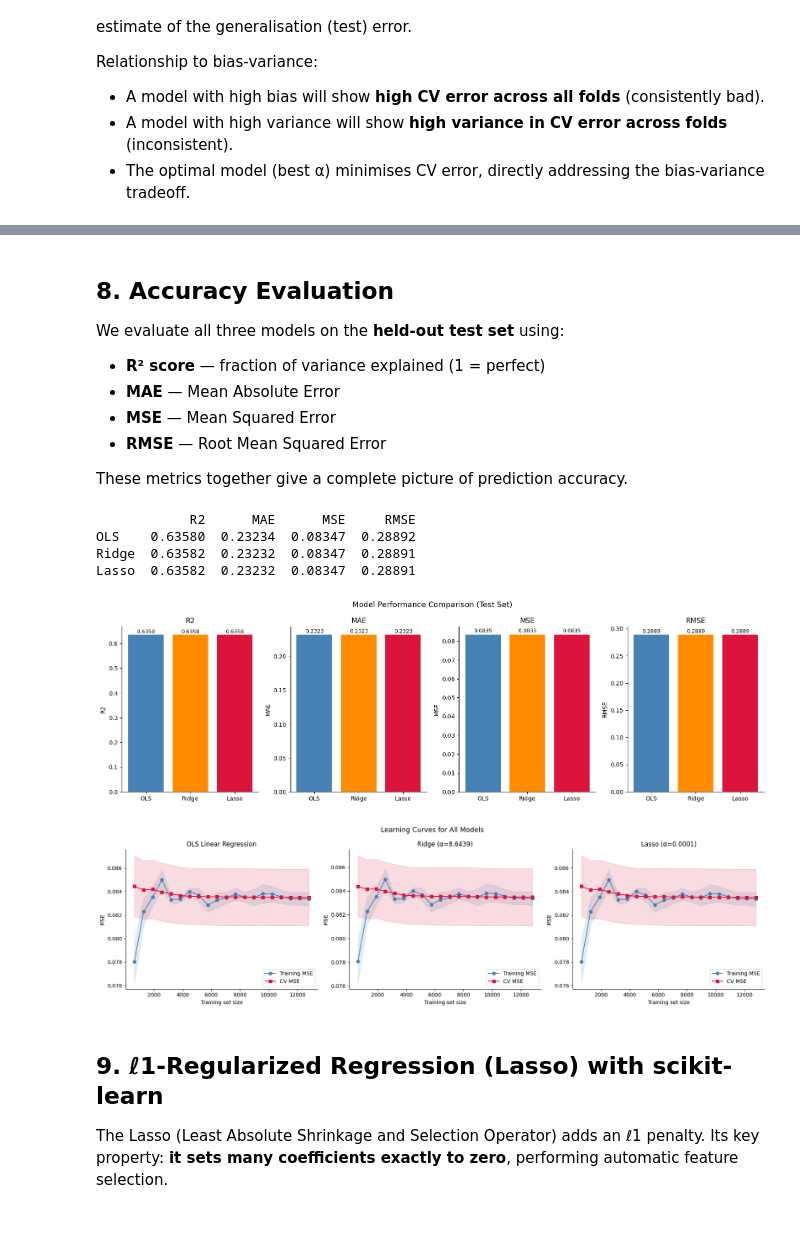
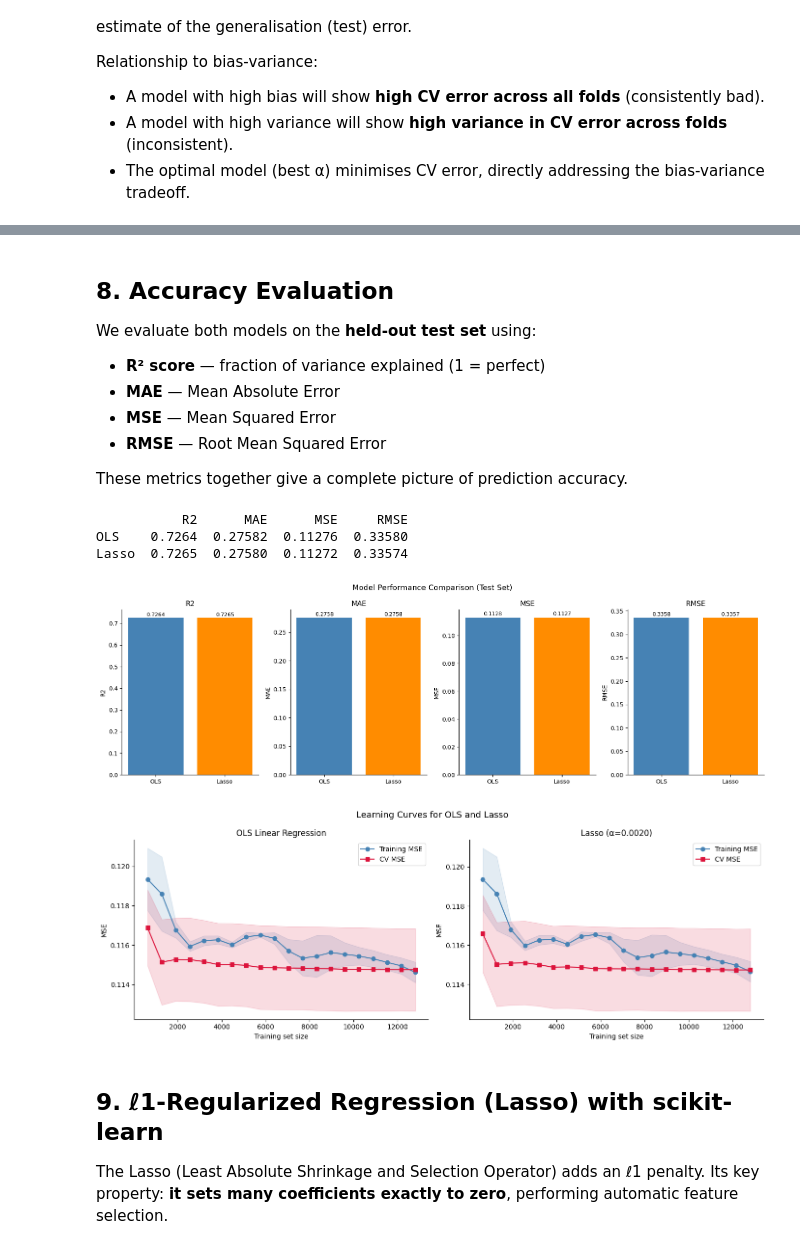
Before and after one commit to Chamaa-P/bias-variance-tradeoff, a Jupyter notebook: bias_variance_tradeoff.ipynb, the cells around one changed output, grey strips where cells are left out. Drawn from its saved outputs; the diff is of its cells as text; code cells hidden in the pictures.

```diff
--- a/bias_variance_tradeoff.ipynb
+++ b/bias_variance_tradeoff.ipynb
@@ -525,20 +633,17 @@ making it easy to find the best regularisation strength.
 # %%
 param_grid = {'alpha': np.logspace(-4, 2, 30)}
 
-grid_ridge = GridSearchCV(Ridge(), param_grid, cv=5,
-                           scoring='neg_mean_squared_error', n_jobs=-1)
-grid_ridge.fit(X_train_s, y_train)
-
-grid_lasso = GridSearchCV(Lasso(max_iter=10000), param_grid, cv=5,
-                           scoring='neg_mean_squared_error', n_jobs=-1)
+grid_lasso = GridSearchCV(
+    Lasso(max_iter=10000), param_grid, cv=5,
+    scoring='neg_mean_squared_error', n_jobs=-1
+ )
 grid_lasso.fit(X_train_s, y_train)
 
-print(f"GridSearchCV best Ridge alpha : {grid_ridge.best_params_['alpha']:.5f}")
 print(f"GridSearchCV best Lasso alpha : {grid_lasso.best_params_['alpha']:.5f}")
 
-# Validation curve example for Ridge
+# Validation curve for Lasso
 train_sc, val_sc = validation_curve(
-    Ridge(), X_train_s, y_train,
+    Lasso(max_iter=10000), X_train_s, y_train,
     param_name='alpha', param_range=np.logspace(-4, 2, 30),
     cv=5, scoring='neg_mean_squared_error', n_jobs=-1)
 
@@ -547,11 +652,11 @@ plt.semilogx(np.logspace(-4, 2, 30), -train_sc.mean(axis=1), 'o-',
              label='Train MSE', color='steelblue')
 plt.semilogx(np.logspace(-4, 2, 30), -val_sc.mean(axis=1), 's-',
              label='CV MSE', color='crimson')
-plt.axvline(grid_ridge.best_params_['alpha'], ls='--', color='black',
-            label=f"Best α = {grid_ridge.best_params_['alpha']:.4f}")
+plt.axvline(grid_lasso.best_params_['alpha'], ls='--', color='black',
+            label=f"Best α = {grid_lasso.best_params_['alpha']:.4f}")
 plt.xlabel('α (log scale)')
 plt.ylabel('MSE')
-plt.title('Ridge Validation Curve')
+plt.title('Lasso Validation Curve')
 plt.legend()
 plt.tight_layout()
 plt.show()
@@ -576,7 +680,6 @@ kf10 = KFold(n_splits=10, shuffle=True, random_state=42)
 
 models = {
     'OLS (no reg)': LinearRegression(),
-    f'Ridge α={best_ridge_a:.3f}': Ridge(alpha=best_ridge_a),
     f'Lasso α={best_lasso_a:.3f}': Lasso(alpha=best_lasso_a, max_iter=10000),
 }
 
@@ -619,7 +721,7 @@ plt.show()
 # %% [markdown]
 ## 8. Accuracy Evaluation
 
-We evaluate all three models on the **held-out test set** using:
+We evaluate both models on the **held-out test set** using:
 - **R² score** — fraction of variance explained (1 = perfect)
 - **MAE** — Mean Absolute Error
 - **MSE** — Mean Squared Error
@@ -627,12 +729,10 @@ We evaluate all three models on the **held-out test set** using:
 
 These metrics together give a complete picture of prediction accuracy.
 # %%
-best_ridge = Ridge(alpha=best_ridge_a)
 best_lasso = Lasso(alpha=best_lasso_a, max_iter=10000)
 
 results = {}
 for name, model in [('OLS', LinearRegression()),
-                     ('Ridge', best_ridge),
                      ('Lasso', best_lasso)]:
     model.fit(X_train_s, y_train)
     yp = model.predict(X_test_s)
@@ -646,14 +746,13 @@ for name, model in [('OLS', LinearRegression()),
 res_df = pd.DataFrame(results).T
 print(res_df.round(5))
 # %% [output]
-            R2      MAE      MSE     RMSE
-OLS    0.63580  0.23234  0.08347  0.28892
-Ridge  0.63582  0.23232  0.08347  0.28891
-Lasso  0.63582  0.23232  0.08347  0.28891
+           R2      MAE      MSE     RMSE
+OLS    0.7264  0.27582  0.11276  0.33580
+Lasso  0.7265  0.27580  0.11272  0.33574
 # %%
 fig, axes = plt.subplots(1, 4, figsize=(16, 5))
 metrics = ['R2', 'MAE', 'MSE', 'RMSE']
-colors  = ['steelblue', 'darkorange', 'crimson']
+colors  = ['steelblue', 'darkorange']
 model_names = list(results.keys())
 
 for ax, metric in zip(axes, metrics):
@@ -669,23 +768,23 @@ plt.suptitle('Model Performance Comparison (Test Set)', fontsize=13)
 plt.tight_layout()
 plt.show()
 # %% [output]
-[figure, old version]
+[figure, new version]
 # %%
-fig, axes = plt.subplots(1, 3, figsize=(18, 5))
+fig, axes = plt.subplots(1, 2, figsize=(14, 5))
 fitted_models = [
-    (LinearRegression(),                   'OLS Linear Regression'),
-    (Ridge(alpha=best_ridge_a),            f'Ridge (α={best_ridge_a:.4f})'),
+    (LinearRegression(), 'OLS Linear Regression'),
     (Lasso(alpha=best_lasso_a, max_iter=10000), f'Lasso (α={best_lasso_a:.4f})'),
 ]
+
 for ax, (est, title) in zip(axes, fitted_models):
     plt.sca(ax)
     plot_learning_curve(est, X_train_s, y_train, title, cv=5)
 
-plt.suptitle('Learning Curves for All Models', fontsize=13)
+plt.suptitle('Learning Curves for OLS and Lasso', fontsize=13)
 plt.tight_layout()
 plt.show()
 # %% [output]
-[figure, old version]
+[figure, new version]
 # %% [markdown]
 ## 9. ℓ1-Regularized Regression (Lasso) with scikit-learn
 
```
Also changed, not shown: parts of 28 cells of this notebook.
